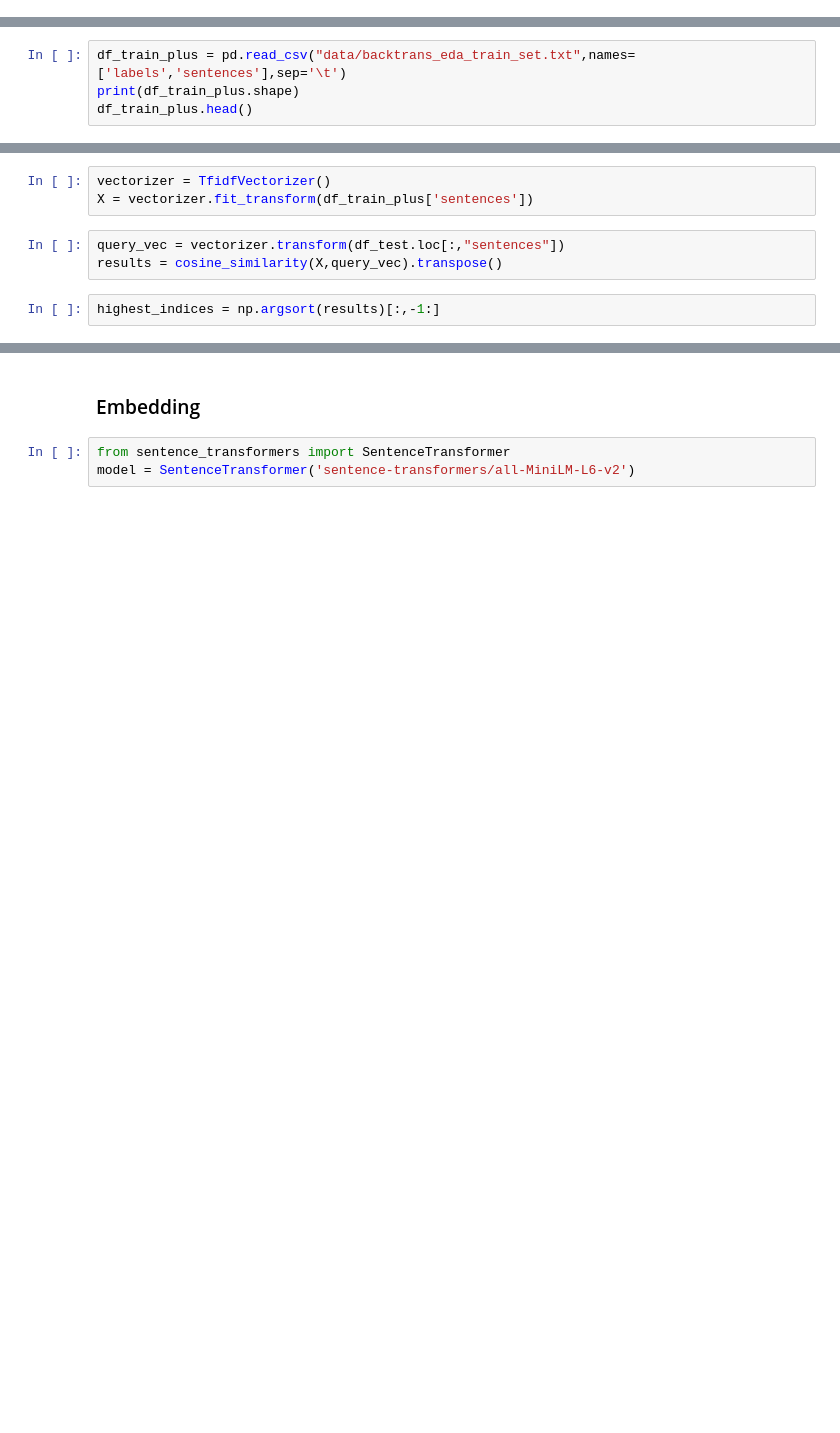
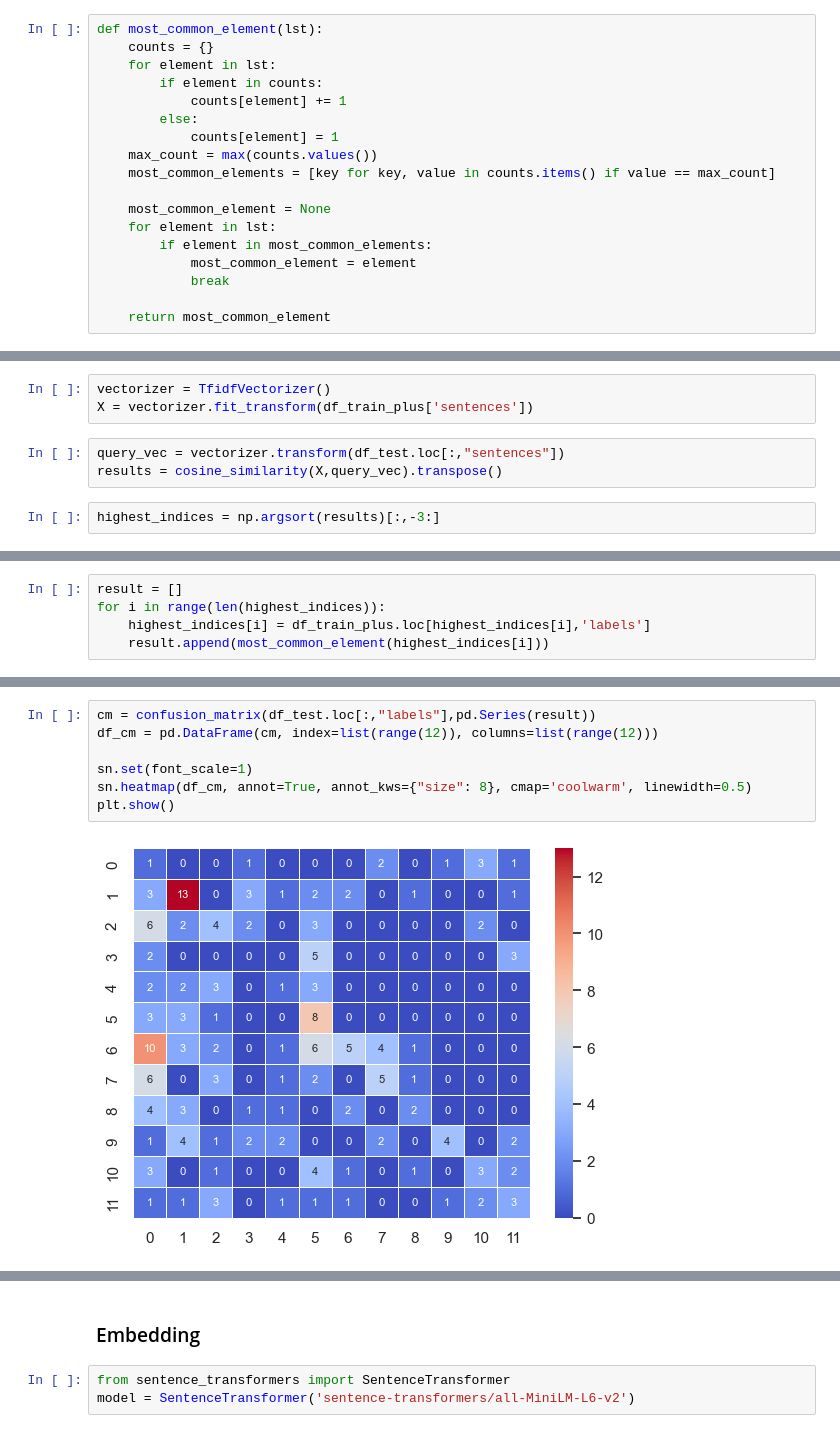
Before and after one commit to baptlem/sentence_classification, a Jupyter notebook: matthias_notebook.ipynb, the cells around one changed output, grey strips where cells are left out. Drawn from its saved outputs; the diff is of its cells as text; blank space fills up the shorter version.

```diff
--- a/matthias_notebook.ipynb
+++ b/matthias_notebook.ipynb
@@ -57,0 +22,18 @@ Entertainment
+# %%
+def most_common_element(lst):
+    counts = {}
+    for element in lst:
+        if element in counts:
+            counts[element] += 1
+        else:
+            counts[element] = 1
+    max_count = max(counts.values())
+    most_common_elements = [key for key, value in counts.items() if value == max_count]
+
+    most_common_element = None
+    for element in lst:
+        if element in most_common_elements:
+            most_common_element = element
+            break
+
+    return most_common_element
@@ -58,6 +58,2 @@ Entertainment
 # %% [markdown]
 ### tf-idf improved
-# %%
-df_train_plus = pd.read_csv("data/backtrans_eda_train_set.txt",names=['labels','sentences'],sep='\t')
-print(df_train_plus.shape)
-df_train_plus.head()
@@ -76,4 +66,4 @@ X = vectorizer.fit_transform(df_train_plus['sentences'])
 query_vec = vectorizer.transform(df_test.loc[:,"sentences"])
 results = cosine_similarity(X,query_vec).transpose()
 # %%
-highest_indices = np.argsort(results)[:,-1:]
+highest_indices = np.argsort(results)[:,-3:]
@@ -94,0 +70,5 @@ Name: sentences, Length: 1140, dtype: object
+# %%
+result = []
+for i in range(len(highest_indices)):
+    highest_indices[i] = df_train_plus.loc[highest_indices[i],'labels']
+    result.append(most_common_element(highest_indices[i]))
@@ -94,0 +120,9 @@ Name: sentences, Length: 1140, dtype: object
+# %%
+cm = confusion_matrix(df_test.loc[:,"labels"],pd.Series(result))
+df_cm = pd.DataFrame(cm, index=list(range(12)), columns=list(range(12)))
+
+sn.set(font_scale=1)
+sn.heatmap(df_cm, annot=True, annot_kws={"size": 8}, cmap='coolwarm', linewidth=0.5)
+plt.show()
+# %% [output]
+[figure, added]
```
Also changed, not shown: parts of 41 cells of this notebook, 1 other file.
